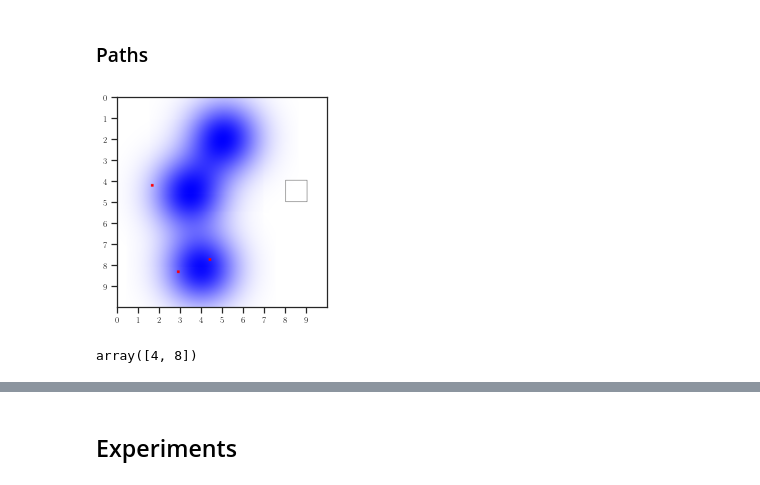
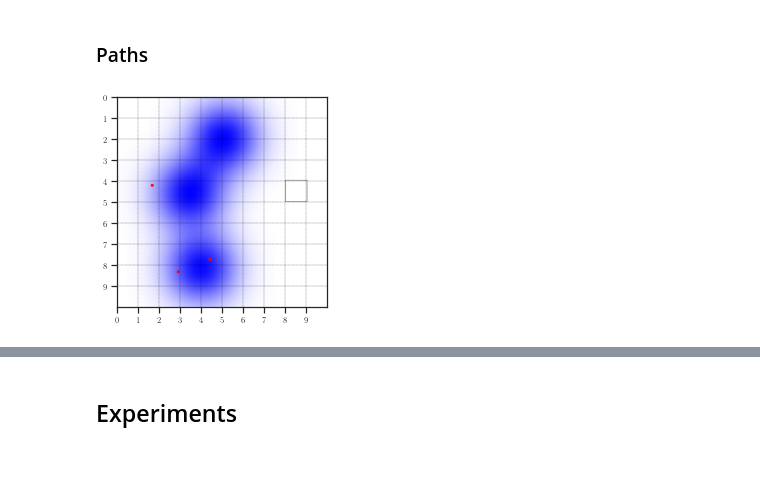
Before and after one commit to fumlig/visualsearch, a Jupyter notebook: plot.ipynb, the cells around one changed output, grey strips where cells are left out. Drawn from its saved outputs; the diff is of its cells as text; code cells hidden in the pictures.

```diff
--- a/plot.ipynb
+++ b/plot.ipynb
@@ -204,29 +203,19 @@ def plot_path(env_id, agent=None, model=None, device=None, seed=None, xlabel="$p
 # %%
 SEED = 0
 ENV_ID = "Gaussian-v0"
 AGENTS = ["random", "greedy", "exhaustive"]
 MODELS = [("lstm", "models/gaussian/lstm/0.pt"), ("map", "models/gaussian/map/0.pt")]
 
 env = gym.make(ENV_ID)
 env.reset(seed=SEED)
-img = env.render()
 
 fig, ax = plt.subplots(figsize=figsize())
-#ax.grid(color="black", linestyle='--', linewidth=0.25)
-ax.set_yticks(range(0, img.shape[0], env.view[0]))
-ax.set_xticks(range(0, img.shape[1], env.view[1]))
-ax.set_yticklabels(range(env.shape[0]))
-ax.set_xticklabels(range(env.shape[1]))
-ax.imshow(img)
+env.plot(ax, inset=False)
 
 fig.tight_layout()
 fig.savefig(figpath(f"path-scene", format="pgf"), dpi=300)
 # %% [output]
-[figure, old version]
+[figure, new version]
-# %%
-env.position
-# %% [output]
-array([4, 8])
 # %%
 for agent in AGENTS:
     fig = plot_path(ENV_ID, agent=agent, seed=SEED)
```
Also changed, not shown: parts of 8 cells of this notebook, 23 other files.
